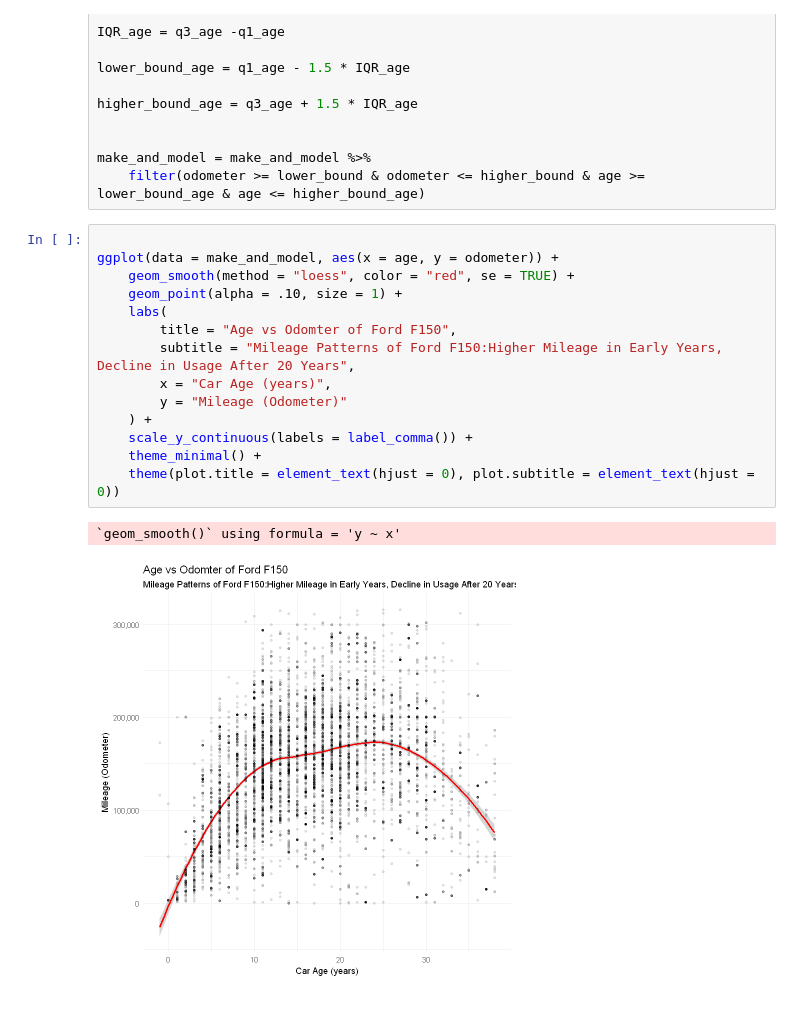
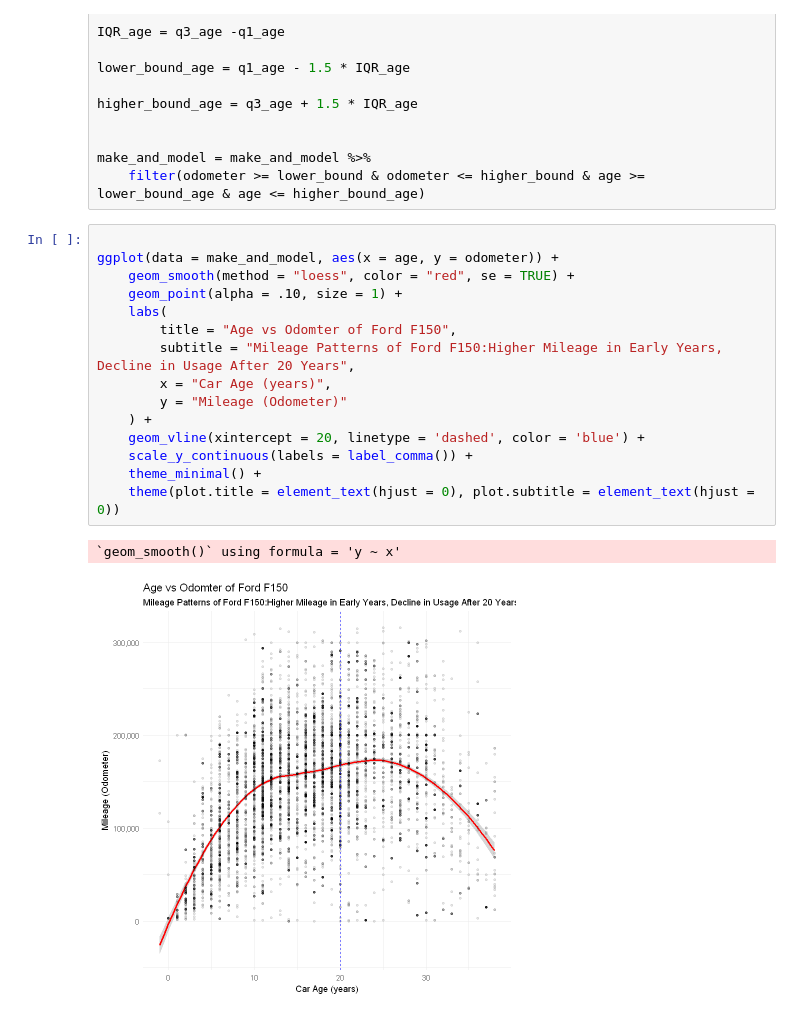
Before and after one commit to Aportra/data_viz_assignment, a Jupyter notebook: data_viz.ipynb, the cells around one changed output. Drawn from its saved outputs; the diff is of its cells as text.

```diff
--- a/data_viz.ipynb
+++ b/data_viz.ipynb
@@ -184,17 +184,18 @@ make_and_model = make_and_model %>%
 # %%
 
 ggplot(data = make_and_model, aes(x = age, y = odometer)) +
     geom_smooth(method = "loess", color = "red", se = TRUE) +
     geom_point(alpha = .10, size = 1) +
     labs(
         title = "Age vs Odomter of Ford F150",
         subtitle = "Mileage Patterns of Ford F150:Higher Mileage in Early Years, Decline in Usage After 20 Years",
         x = "Car Age (years)",
         y = "Mileage (Odometer)"
     ) +
+    geom_vline(xintercept = 20, linetype = 'dashed', color = 'blue') +
     scale_y_continuous(labels = label_comma()) +
     theme_minimal() +
     theme(plot.title = element_text(hjust = 0), plot.subtitle = element_text(hjust = 0))
 # %% [output]
 `geom_smooth()` using formula = 'y ~ x'
-[figure, old version]
+[figure, new version]
```
